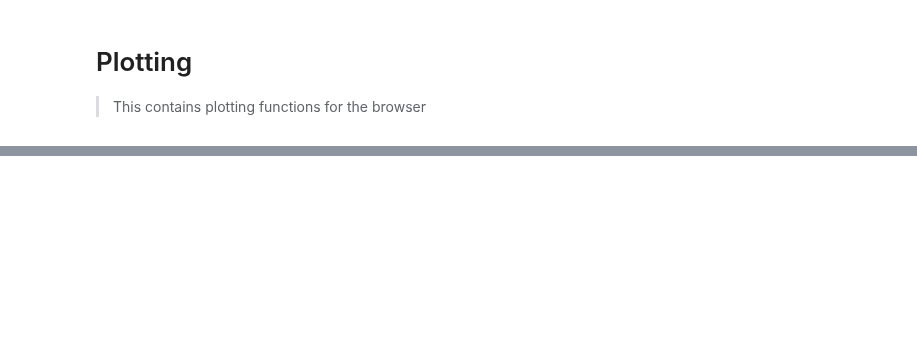
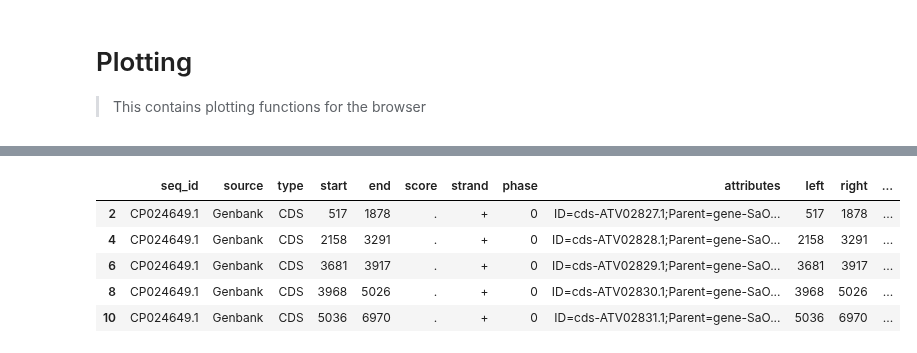
Before and after one commit to dbikard/genomenotebook, a Jupyter notebook: nbs/01_plotting.ipynb, the cells around one changed output, grey strips where cells are left out. Saved outputs shown, nothing was run; the diff lists cells and outputs as text; code cells hidden in the pictures; blank space fills up the shorter version.

```diff
--- a/nbs/01_plotting.ipynb
+++ b/nbs/01_plotting.ipynb
@@ -84,2 +189,14 @@ def create_genome_browser_plot(glyphSource, x_range, **kwargs):
+# %%
+gff_path = os.path.join(data_path, "GCA_000189435.3_ASM18943v3_genomic.gff")
+annotation=get_genome_annotations(gff_path)
+genes=get_genes_from_annotation(annotation)
+genes.head()
+# %% [output]
+|  | seq_id | source | type | start | end | score | strand | phase | attributes | left | right | ... |
+| 2 | CP024649.1 | Genbank | CDS | 517 | 1878 | . | + | 0 | ID=cds-ATV02827.1;Parent=gene-SaO... | 517 | 1878 | ... |
+| 4 | CP024649.1 | Genbank | CDS | 2158 | 3291 | . | + | 0 | ID=cds-ATV02828.1;Parent=gene-SaO... | 2158 | 3291 | ... |
+| 6 | CP024649.1 | Genbank | CDS | 3681 | 3917 | . | + | 0 | ID=cds-ATV02829.1;Parent=gene-SaO... | 3681 | 3917 | ... |
+| 8 | CP024649.1 | Genbank | CDS | 3968 | 5026 | . | + | 0 | ID=cds-ATV02830.1;Parent=gene-SaO... | 3968 | 5026 | ... |
+| 10 | CP024649.1 | Genbank | CDS | 5036 | 6970 | . | + | 0 | ID=cds-ATV02831.1;Parent=gene-SaO... | 5036 | 6970 | ... |
 # %%
 #| export
```
Also changed, not shown: parts of 17 cells of this notebook, 7 other files.
